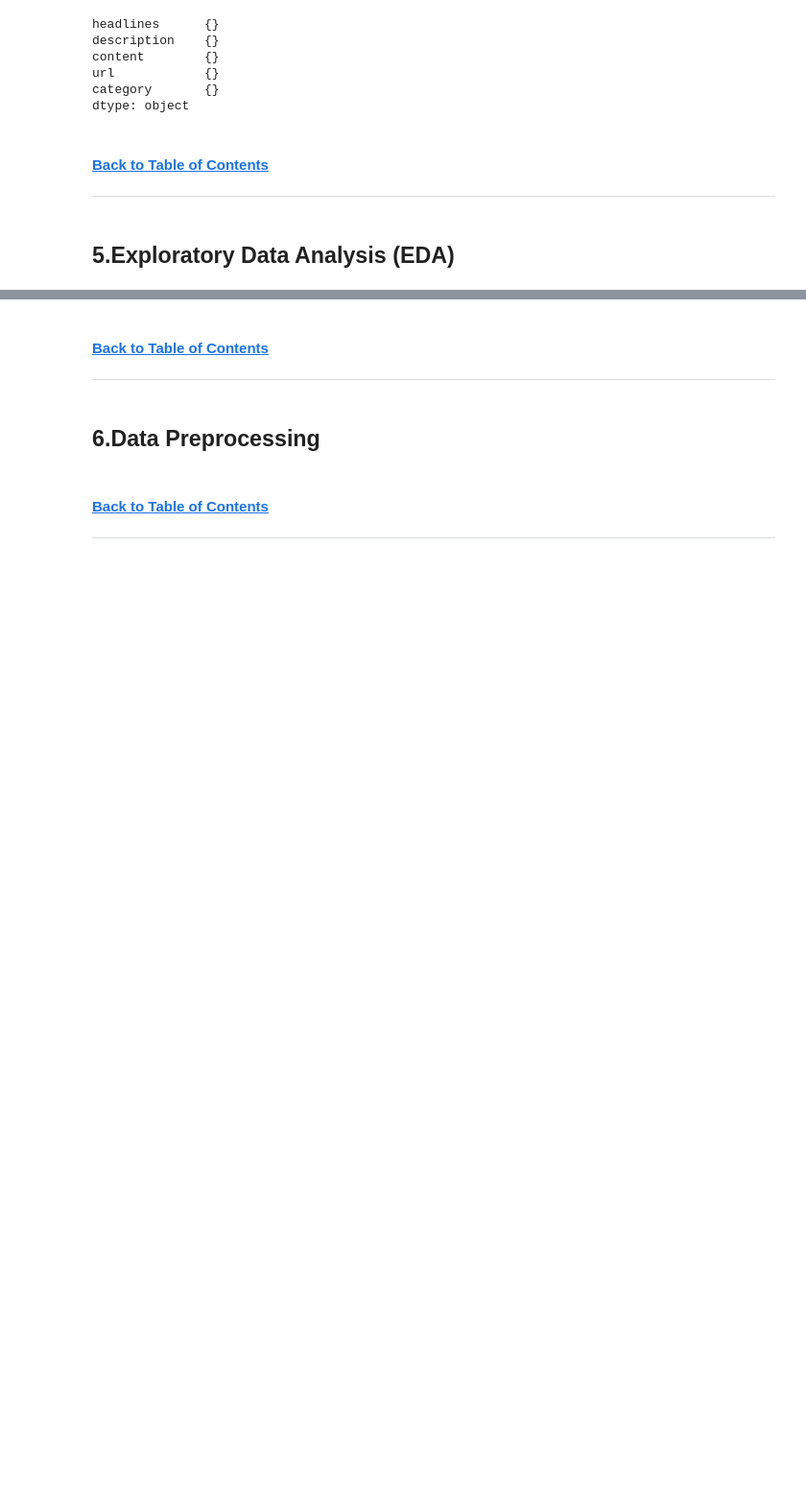
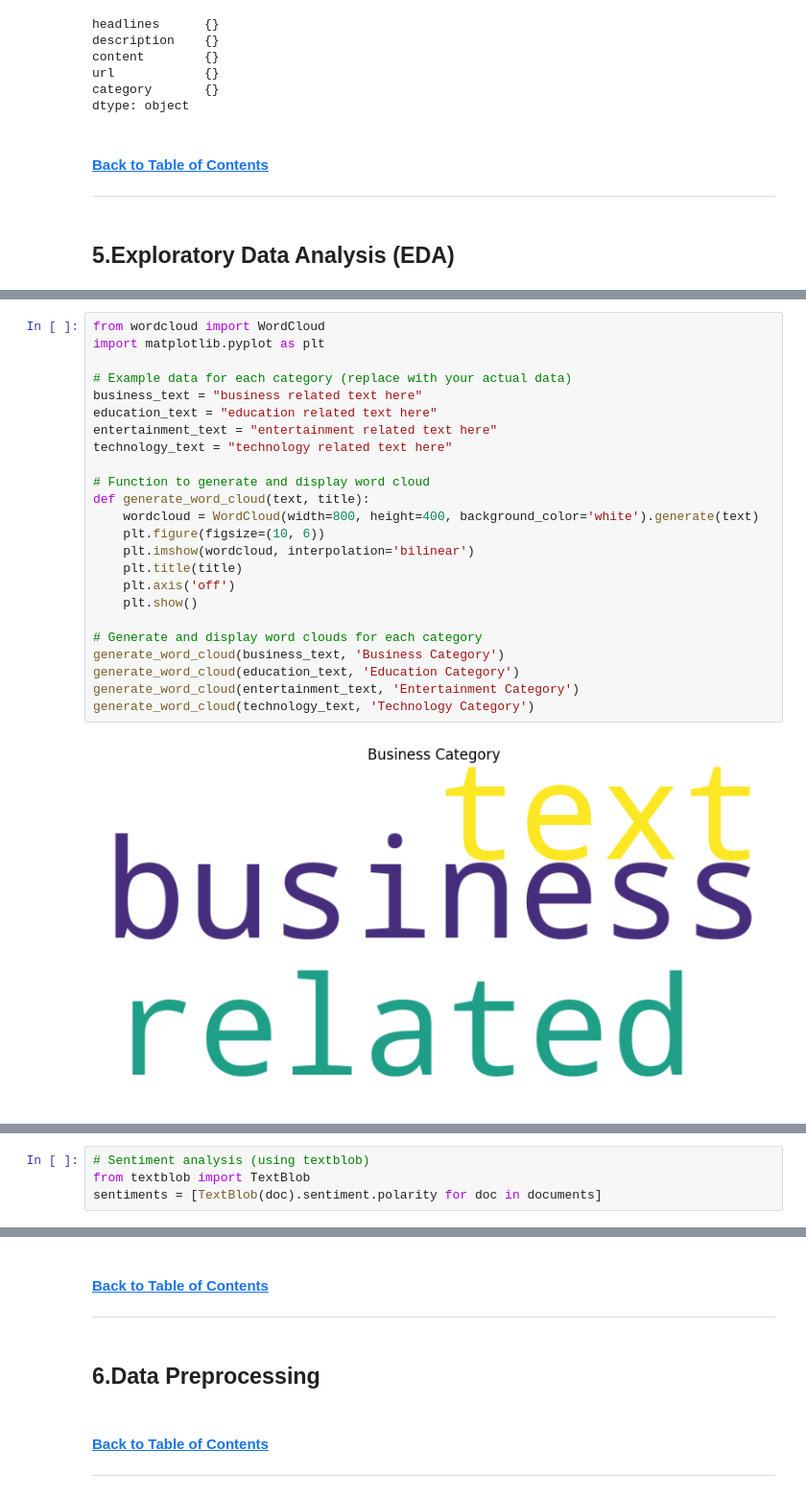
Before and after one commit to AmandaMokoena/2401FTDS_Classification_Project_0A4, a Jupyter notebook: Classification Project notebook.ipynb, the cells around one changed output, grey strips where cells are left out. Shown at 96% size. Cells and saved outputs as stored; diff of their text form; blank space fills up the shorter version.

```diff
--- a/Classification Project notebook.ipynb
+++ b/Classification Project notebook.ipynb
@@ -674,0 +923,26 @@ dtype: object
+# %%
+from wordcloud import WordCloud
+import matplotlib.pyplot as plt
+
+# Example data for each category (replace with your actual data)
+business_text = "business related text here"
+education_text = "education related text here"
+entertainment_text = "entertainment related text here"
+technology_text = "technology related text here"
+
+# Function to generate and display word cloud
+def generate_word_cloud(text, title):
+    wordcloud = WordCloud(width=800, height=400, background_color='white').generate(text)
+    plt.figure(figsize=(10, 6))
+    plt.imshow(wordcloud, interpolation='bilinear')
+    plt.title(title)
+    plt.axis('off')
+    plt.show()
+
+# Generate and display word clouds for each category
+generate_word_cloud(business_text, 'Business Category')
+generate_word_cloud(education_text, 'Education Category')
+generate_word_cloud(entertainment_text, 'Entertainment Category')
+generate_word_cloud(technology_text, 'Technology Category')
+# %% [output]
+[figure, added]
@@ -674,0 +952,4 @@ dtype: object
+# %%
+# Sentiment analysis (using textblob)
+from textblob import TextBlob
+sentiments = [TextBlob(doc).sentiment.polarity for doc in documents]
```
Also changed, not shown: parts of 9 cells of this notebook.
